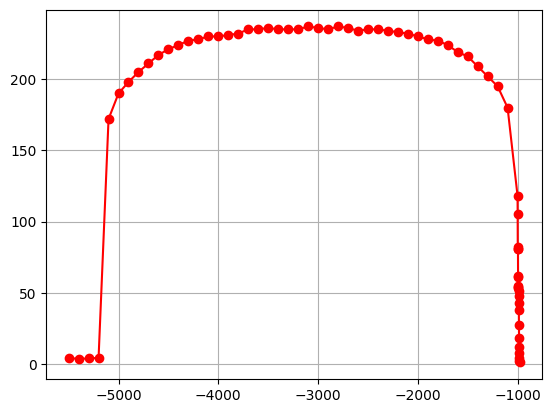
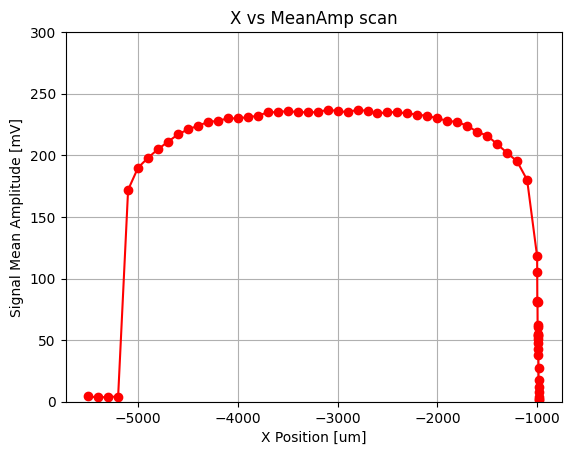
The change to this notebook cell's code, shown as a diff; its figure went from the first image to the second:
--- before
+++ after
@@ -1,2 +1,7 @@
 plt.plot((list(X)+X_add), AmpMean, color='red', marker="o")
 plt.grid()
+plt.ylim(0, 300)
+plt.ylabel("Signal Mean Amplitude [mV]")
+plt.xlabel("X Position [um]")
+plt.title("X vs MeanAmp scan")
+plt.savefig("27April-X-Scan.png")

Commit: Eclipse on the edge method application investigation.